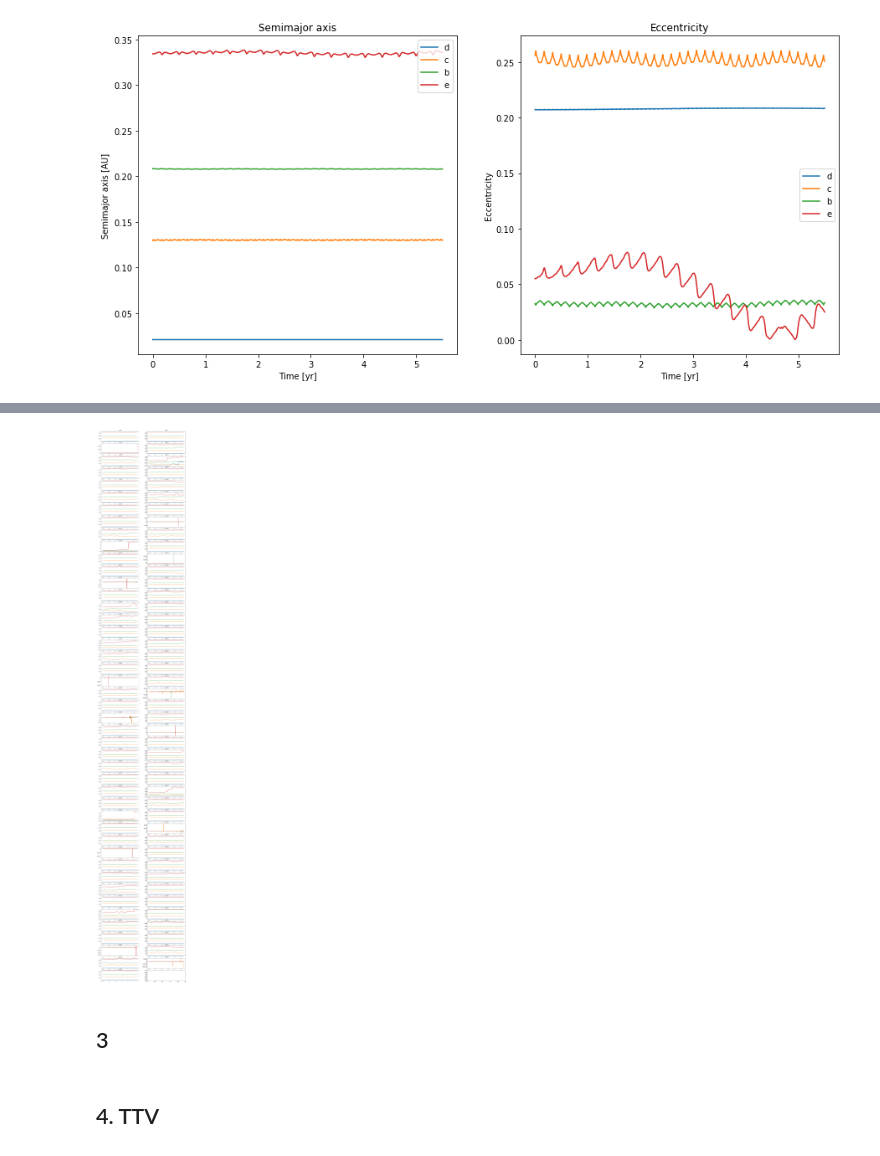
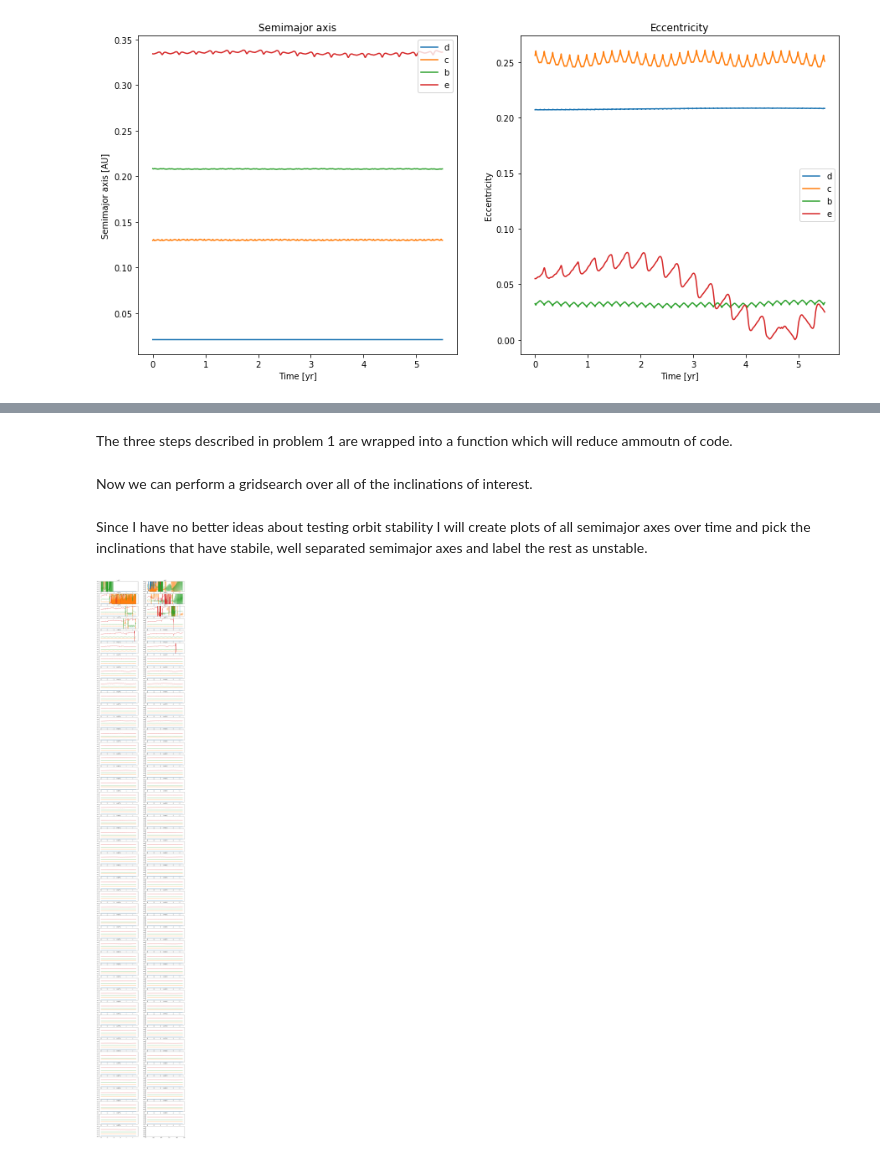
Before and after one commit to DinoBektesevic/ASTR597-Exoplanets, a Jupyter notebook: DinoBektesevic_HW3.ipynb, the cells around one changed output, grey strips where cells are left out. Drawn from its saved outputs; the diff is of its cells as text; code cells hidden in the pictures.

```diff
--- a/DinoBektesevic_HW3.ipynb
+++ b/DinoBektesevic_HW3.ipynb
@@ -122,13 +130,24 @@ Essentially the above needs to be repeated for a variety of inclinations. Luckil
 # %%
 def calcMass(planet, i, mstar=star['m']):
+    """For a given Planet instance, target inclination and stellar mass, recalculates the mass
+    of the planet such that the system remains anologous to the one from Rivera et. al. paper.
+    Stelar mass is, by default, set to the Rivera et. al. values.
+    """
+    # note that in declaring the planets parameters we did not convert K to the rebound units
+    # because the dimensions would not work out
     A = planet.m * np.sin(planet.inc) / (mstar + planet.m)**(2/3)
-    m_new = planet.m
+    mnew = planet.m
     for t in range(100):
-        B = (mstar + m_new)**(2/3) / np.sin(i)
+        B = (mstar + mnew)**(2/3) / np.sin(i)
         m_new = A * B
     return m_new
+# %% [markdown]
+The three steps described in problem 1 are wrapped into a function which will reduce ammoutn of code.
 # %%
 def simulate(planets, dt=0.00172021412, tmax=11*np.pi):
+    """For given planets, timestep dt and total simulated time tmax runs a Rebound simulation
+    and returns dictionary of semimajor axes for every timestep.
+    """
     sim = rebound.Simulation()
 
     sim.add(**star)
@@ -144,29 +163,29 @@ def simulate(planets, dt=0.00172021412, tmax=11*np.pi):
             a[name].append(particle.a)
 
     return a
-
-
-semmajs = []
-for i in range(1, 90):
-    pplan = copy.deepcopy(planets)
-    for planet in pplan:
-        newm = calcMass(planet, i)
-        planet.inc = i
-        planet.m = newm
-
-    semmajs.append(simulate(pplan))
+# %% [markdown]
+Now we can perform a gridsearch over all of the inclinations of interest.
+# %%
+semmajs = []
+for i in range(1, 90):
+    pplan = copy.deepcopy(planets)
+    for planet in pplan:
+        newm = calcMass(planet, i*deg2rad)
+        planet.inc = i*deg2rad
+        planet.m = newm
+
+    semmajs.append(simulate(pplan))
+# %% [markdown]
+Since I have no better ideas about testing orbit stability I will create plots of all semimajor axes over time and pick the inclinations that have stabile, well separated semimajor axes and label the rest as unstable.
 # %%
 fig, axes = plt.subplots(45, 2, figsize=(15, 100))
 
 i = 1
 for ax, model in zip(axes.flatten(), semmajs):
     for pname, pa in model.items():
         ax.plot(t/(2*np.pi), pa, label=pname)
+        ax.set_ylim(0, 0.5)
     ax.set_title(f'i={i}°')
     i+=1
 # %% [output]
-[figure, old version]
+[figure, new version]
-# %% [markdown]
-## 3
-# %% [markdown]
-## 4. TTV
```
Also changed, not shown: parts of 30 cells of this notebook.
